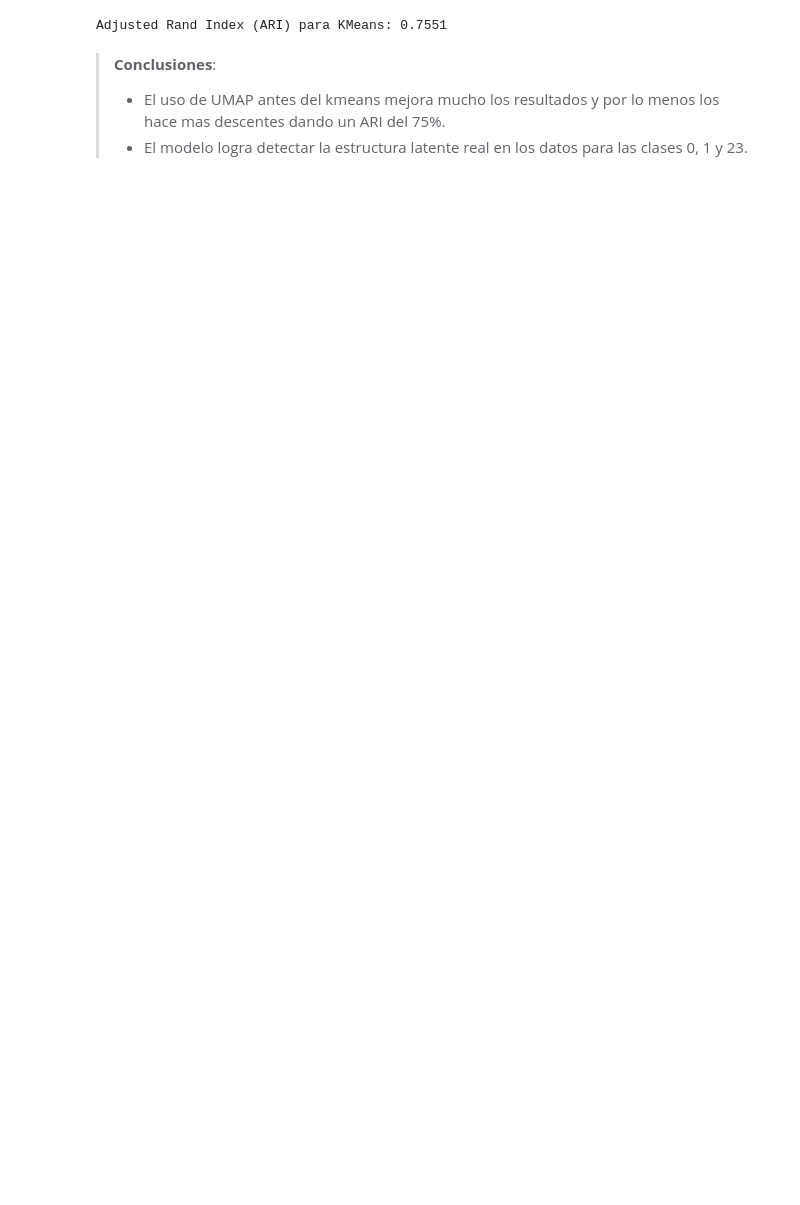
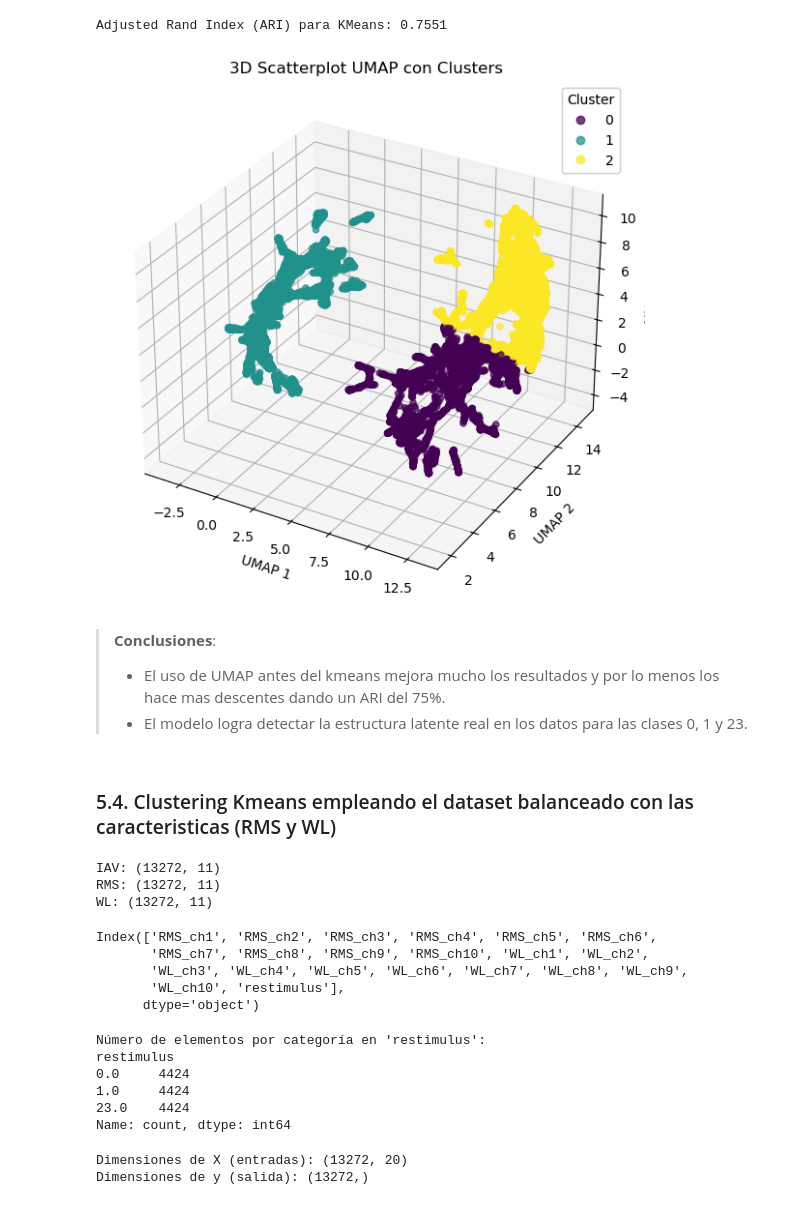
Before and after one commit to repos-especializacion-UdeA/monografia_modelos, a Jupyter notebook: 05_models_cluster.ipynb, the cells around one changed output. Cells and saved outputs as stored; diff of their text form; code cells hidden in the pictures; blank space fills up the shorter version.

Commit message:
Se actualiza la parte del cluster

```diff
--- a/05_models_cluster.ipynb
+++ b/05_models_cluster.ipynb
@@ -1376,8 +1376,73 @@ ari_score_kmeans = adjusted_rand_score(X['restimulus'], X['cluster_umap'])
 print(f"Adjusted Rand Index (ARI) para KMeans: {ari_score_kmeans:.4f}")
 # %% [output]
 Adjusted Rand Index (ARI) para KMeans: 0.7551
+# %%
+from mpl_toolkits.mplot3d import Axes3D
+
+import matplotlib.pyplot as plt
+
+fig = plt.figure(figsize=(10, 7))
+ax = fig.add_subplot(111, projection='3d')
+
+scatter = ax.scatter(
+    X_umap[:, 0], X_umap[:, 1], X_umap[:, 2],
+    c=X['cluster_umap'], cmap='viridis', alpha=0.7
+)
+
+ax.set_xlabel('UMAP 1')
+ax.set_ylabel('UMAP 2')
+ax.set_zlabel('UMAP 3')
+ax.set_title('3D Scatterplot UMAP con Clusters')
+
+legend1 = ax.legend(*scatter.legend_elements(), title="Cluster")
+ax.add_artist(legend1)
+
+plt.show()
+# %% [output]
+[figure, added]
 # %% [markdown]
 > **Conclusiones**:
 >
 > * El uso de UMAP antes del kmeans mejora mucho los resultados y por lo menos los hace mas descentes dando un ARI del 75%.
 > * El modelo logra detectar la estructura latente real en los datos para las clases 0, 1 y 23.
+# %% [markdown]
+### 5.4. Clustering Kmeans empleando el dataset balanceado con las caracteristicas (RMS y WL)
+# %%
+for feature_name, df in dict_balanced.items():
+    print(f"{feature_name}: {df.shape}")
+# %% [output]
+IAV: (13272, 11)
+RMS: (13272, 11)
+WL: (13272, 11)
+# %%
+df_rms = dict_balanced['RMS'].copy()
+df_wl = dict_balanced['WL'].copy()
+df_rms.drop(columns=['restimulus'], inplace=True)
+df = pd.concat([df_rms, df_wl], axis=1)
+df.columns
+# %% [output]
+Index(['RMS_ch1', 'RMS_ch2', 'RMS_ch3', 'RMS_ch4', 'RMS_ch5', 'RMS_ch6',
+       'RMS_ch7', 'RMS_ch8', 'RMS_ch9', 'RMS_ch10', 'WL_ch1', 'WL_ch2',
+       'WL_ch3', 'WL_ch4', 'WL_ch5', 'WL_ch6', 'WL_ch7', 'WL_ch8', 'WL_ch9',
+       'WL_ch10', 'restimulus'],
+      dtype='object')
+# %%
+conteo_por_categoria = df['restimulus'].value_counts()
+print("Número de elementos por categoría en 'restimulus':")
+print(conteo_por_categoria)
+# %% [output]
+Número de elementos por categoría en 'restimulus':
+restimulus
+0.0     4424
+1.0     4424
+23.0    4424
+Name: count, dtype: int64
+# %%
+X = df.drop(columns=['restimulus'])  # Entradas
+y = df['restimulus']  # Salida
+# Mostrar las dimensiones de las entradas y la salida
+print(f"Dimensiones de X (entradas): {X.shape}")
+print(f"Dimensiones de y (salida): {y.shape}")
+# %% [output]
+Dimensiones de X (entradas): (13272, 20)
+Dimensiones de y (salida): (13272,)
```
Also changed, not shown: parts of 30 cells of this notebook.
